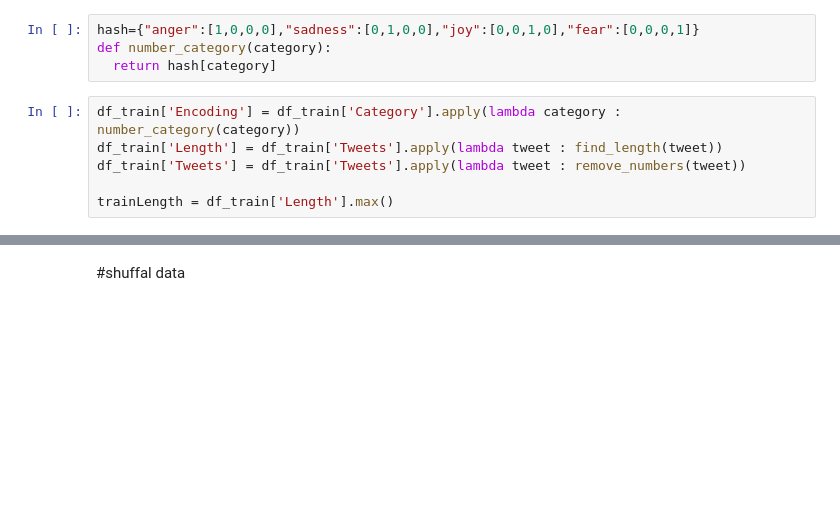
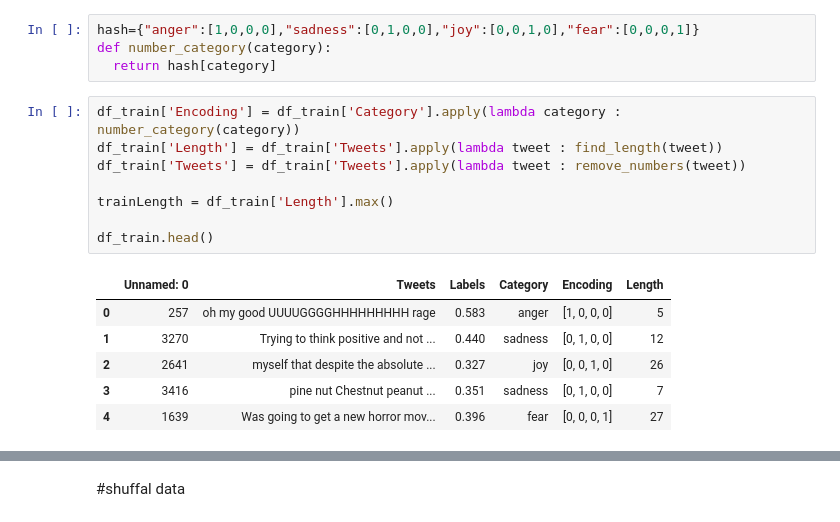
Before and after one commit to HPMkwn/InfluenceAnalysis, a Jupyter notebook: LSTM.ipynb, the cells around one changed output, grey strips where cells are left out. Saved outputs shown, nothing was run; the diff lists cells and outputs as text; blank space fills up the shorter version.

```diff
--- a/LSTM.ipynb
+++ b/LSTM.ipynb
@@ -59,6 +70,15 @@ def number_category(category):
 # %%
 df_train['Encoding'] = df_train['Category'].apply(lambda category : number_category(category))
 df_train['Length'] = df_train['Tweets'].apply(lambda tweet : find_length(tweet))
 df_train['Tweets'] = df_train['Tweets'].apply(lambda tweet : remove_numbers(tweet))
 
 trainLength = df_train['Length'].max()
+
+df_train.head()
+# %% [output]
+|  | Unnamed: 0 | Tweets | Labels | Category | Encoding | Length |
+| 0 | 257 | oh my good UUUUGGGGHHHHHHHHH rage | 0.583 | anger | [1, 0, 0, 0] | 5 |
+| 1 | 3270 | Trying to think positive and not ... | 0.440 | sadness | [0, 1, 0, 0] | 12 |
+| 2 | 2641 | myself that despite the absolute ... | 0.327 | joy | [0, 0, 1, 0] | 26 |
+| 3 | 3416 | pine nut Chestnut peanut ... | 0.351 | sadness | [0, 1, 0, 0] | 7 |
+| 4 | 1639 | Was going to get a new horror mov... | 0.396 | fear | [0, 0, 0, 1] | 27 |
```
Also changed, not shown: parts of 60 cells of this notebook.
